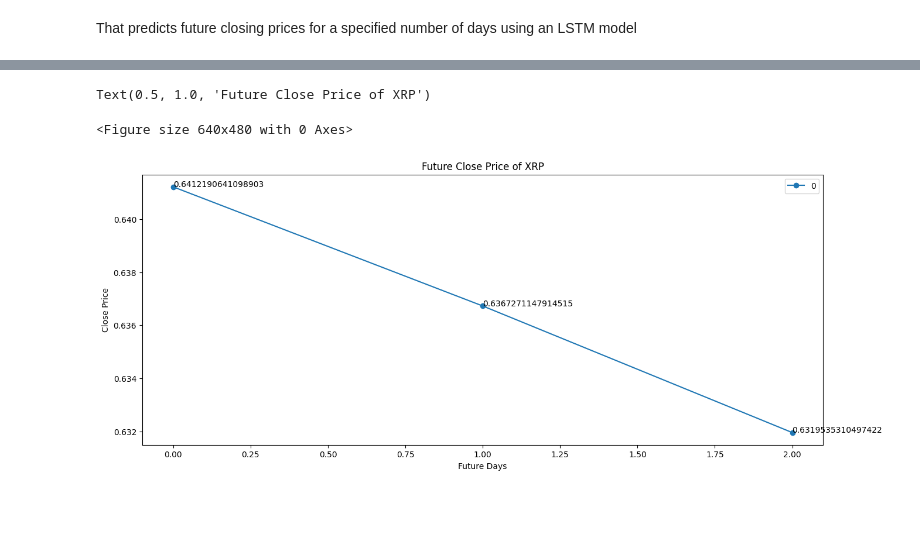
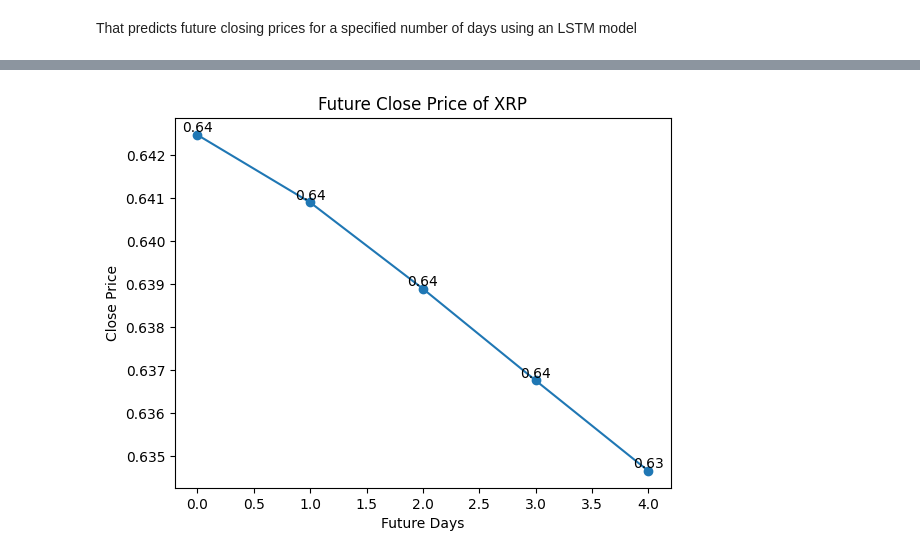
Before and after one commit to aivarasmink/ptu20_ml_reinforcement, a Jupyter notebook: ripple_prices_prediction_02/ripple.ipynb, the cells around one changed output, grey strips where cells are left out. Drawn from its saved outputs; the diff is of its cells as text; code cells hidden in the pictures; blank space fills up the shorter version.

```diff
--- a/ripple_prices_prediction_02/ripple.ipynb
+++ b/ripple_prices_prediction_02/ripple.ipynb
@@ -8,7 +8,7 @@ from datetime import datetime
 Downloading data fom yahoo finance
 # %%
 end = datetime.now()
-start = datetime(end.year -10, end.month, end.day)
+start = datetime(end.year -7, end.month, end.day)
 stock = "XRP-USD"
 xrp_data = yf.download(stock, start, end)
 xrp_data
@@ -242,18 +242,14 @@ print(y_test.shape)
  Sequential model in Keras for time series forecasting using Long Short-Term Memory (LSTM) layers
 # %%
 from keras.models import Sequential
-from keras.layers import Dense, LSTM, Input
+from keras.layers import Dense, LSTM
 
 model = Sequential()
 
-# Define the input shape using Input() layer
-model.add(Input(shape=(x_train.shape[1], 1)))
+model.add(LSTM(128, return_sequences = True, input_shape = (x_train.shape[1], 1)))
 
-# Add LSTM layers
-model.add(LSTM(128, return_sequences=True))
 model.add(LSTM(64, return_sequences=False))
 
-# Add Dense layers
 model.add(Dense(25))
 model.add(Dense(1))
 
@@ -281,6 +277,6 @@ model.compile(optimizer='adam', loss='mean_squared_error')
 # %% [markdown]
 Model to the training data (x_train and y_train) using a batch size of 5 and training for 10 epochs
 # %%
-model.fit(x_train, y_train, batch_size=5, epochs=10, validation_data=(x_test, y_test))
+model.fit(x_train, y_train, batch_size = 5, epochs = 10)
 # %% [output]
 Epoch 1/10
@@ -503,0 +465,15 @@ print(future_results)
+# %%
+def predict_future(no_of_days, previous_100):
+    future_predictions = []
+
+    for i in range(no_of_days):
+        next_day = model.predict(np.array(previous_100)).tolist()
+        previous_100[0].append(next_day[0])
+        previous_100 = [previous_100[0][1:]]
+        future_predictions.append(scaler.inverse_transform(next_day))
+    return future_predictions
+
+no_of_days = 5
+
+future_results = predict_future(no_of_days, last_100)
+print(future_results)
@@ -504,22 +487,15 @@ print(future_results)
 # %%
-# Reshape the future_results array to a column vector
 future_results = np.array(future_results).reshape(-1, 1)
-
-# Plotting the future predictions
 plt.figure()
-pd.DataFrame(future_results).plot(figsize=(15, 6), marker='o')
-
-# Annotate each point with its corresponding value
+plt.plot(future_results, marker='o')
 for i in range(len(future_results)):
-    plt.text(i, future_results[i], str(future_results[i][0]))
-
-# Set labels and title for the plot
+    price = future_results[i][0]  # Extract scalar value from the array
+    plt.text(i, price, str(round(float(price), 2)), ha='center', va='bottom')
 plt.xlabel('Future Days')
 plt.ylabel('Close Price')
 plt.title('Future Close Price of XRP')
+plt.show()
 # %% [output]
-Text(0.5, 1.0, 'Future Close Price of XRP')
-<Figure size 640x480 with 0 Axes>
-[figure, old version]
+[figure, new version]
 # %%
 model.save('xrp_price_model.keras')
```
Also changed, not shown: parts of 18 cells of this notebook, 2 other files.
